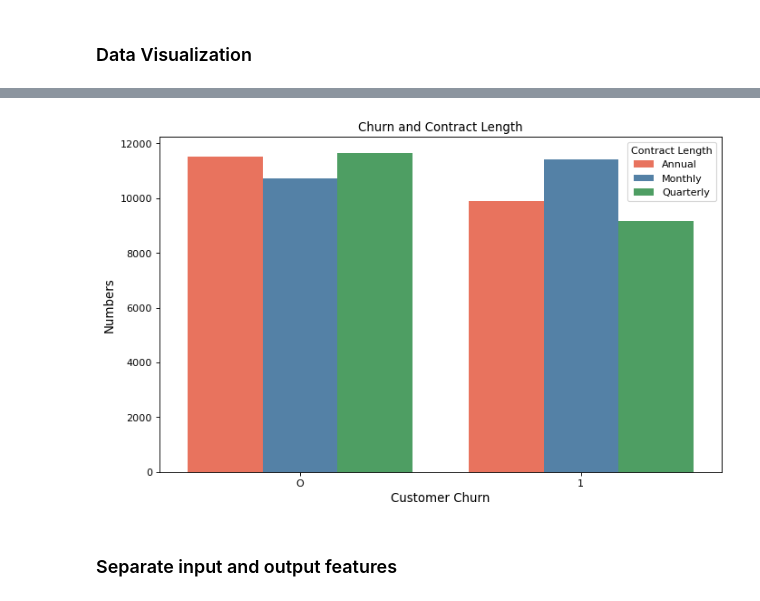
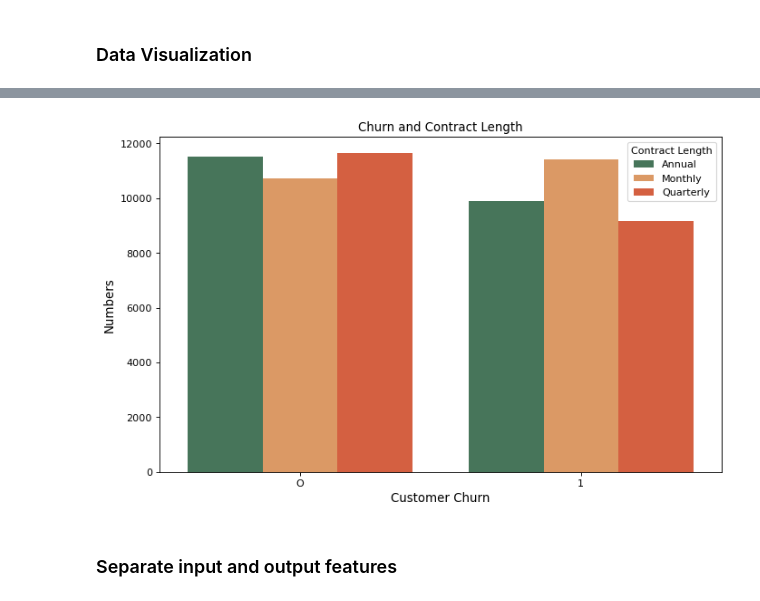
Before and after one commit to Torresypther/MIDTERM, a Jupyter notebook: churn_prediction.ipynb, the cells around one changed output, grey strips where cells are left out. Cells and saved outputs as stored; diff of their text form; code cells hidden in the pictures.

```diff
--- a/churn_prediction.ipynb
+++ b/churn_prediction.ipynb
@@ -85,18 +85,18 @@ plt.show()
 # %%
 data = n_data[['Churn', 'Contract Length']]
 grouped_data = data.groupby(['Churn', 'Contract Length']).size().reset_index(name='Counts')
 
 fig, ax = plt.subplots(figsize=(10, 6), dpi=80)
 grouped_data['Churn'] = grouped_data['Churn'].replace({0: 'O', 1: '1'})
 grouped_data['Contract Length'] = grouped_data['Contract Length'].replace({0: 'Monthly', 1: 'Annual', 2: 'Quarterly'})
 
-sns.barplot(x='Churn', y='Counts', hue='Contract Length', data=grouped_data, palette=['#FF6347', '#4682B4', '#41ab5d'])
+sns.barplot(x='Churn', y='Counts', hue='Contract Length', data=grouped_data, palette=['#3F7D58', '#EF9651', '#EC5228'])
 ax.set_title('Churn and Contract Length')
 ax.set_ylabel('Numbers', size=12)
 ax.set_xlabel('Customer Churn', size=12)
 plt.show()
 # %% [output]
-[figure, old version]
+[figure, new version]
 # %% [markdown]
 ### Separate input and output features
 # %%
```
Also changed, not shown: parts of 3 cells of this notebook, 1 other file.
